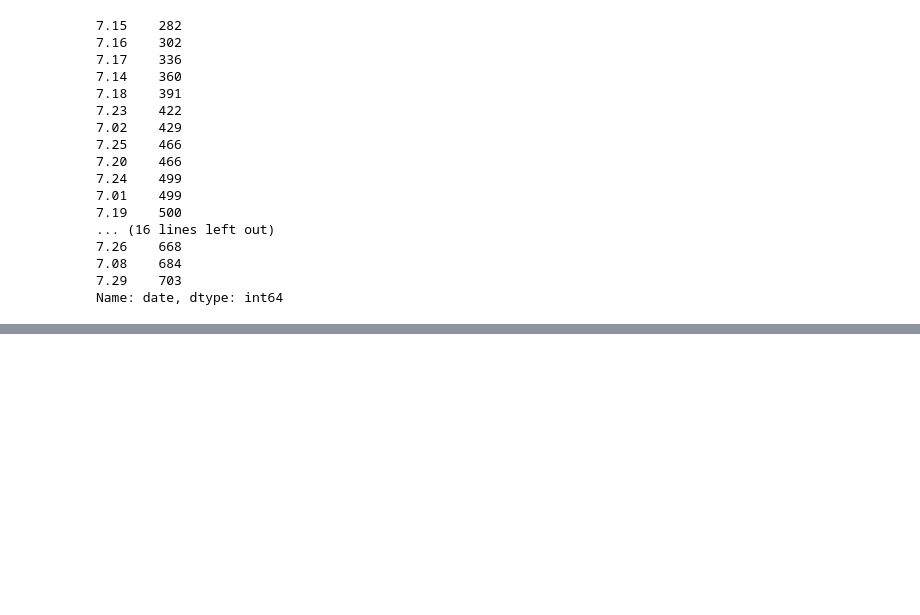
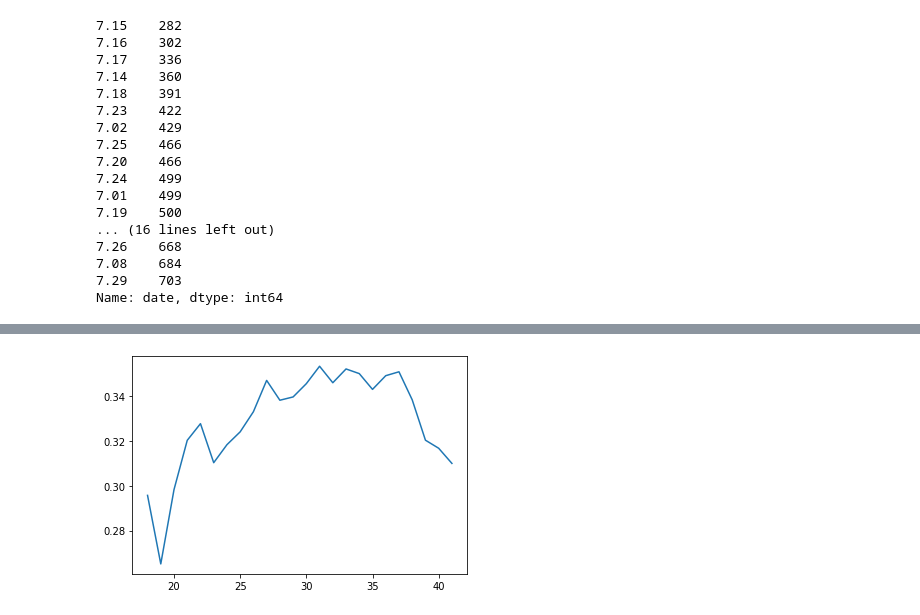
Before and after one commit to youkyung2/dataAnalysis, a Jupyter notebook: KBO_타자_OPS_예측.ipynb, the cells around one changed output, grey strips where cells are left out. Cells and saved outputs as stored; diff of their text form; code cells hidden in the pictures; blank space fills up the shorter version.

```diff
--- a/KBO_타자_OPS_예측.ipynb
+++ b/KBO_타자_OPS_예측.ipynb
@@ -1155,0 +1402,5 @@ def lag_function(df, var_name, past) :
+# %%
+plt.plot('age','mean_OBP',data=temp_df)
+plt.show()
+# %% [output]
+[figure, added]
```
Also changed, not shown: parts of 32 cells of this notebook.
